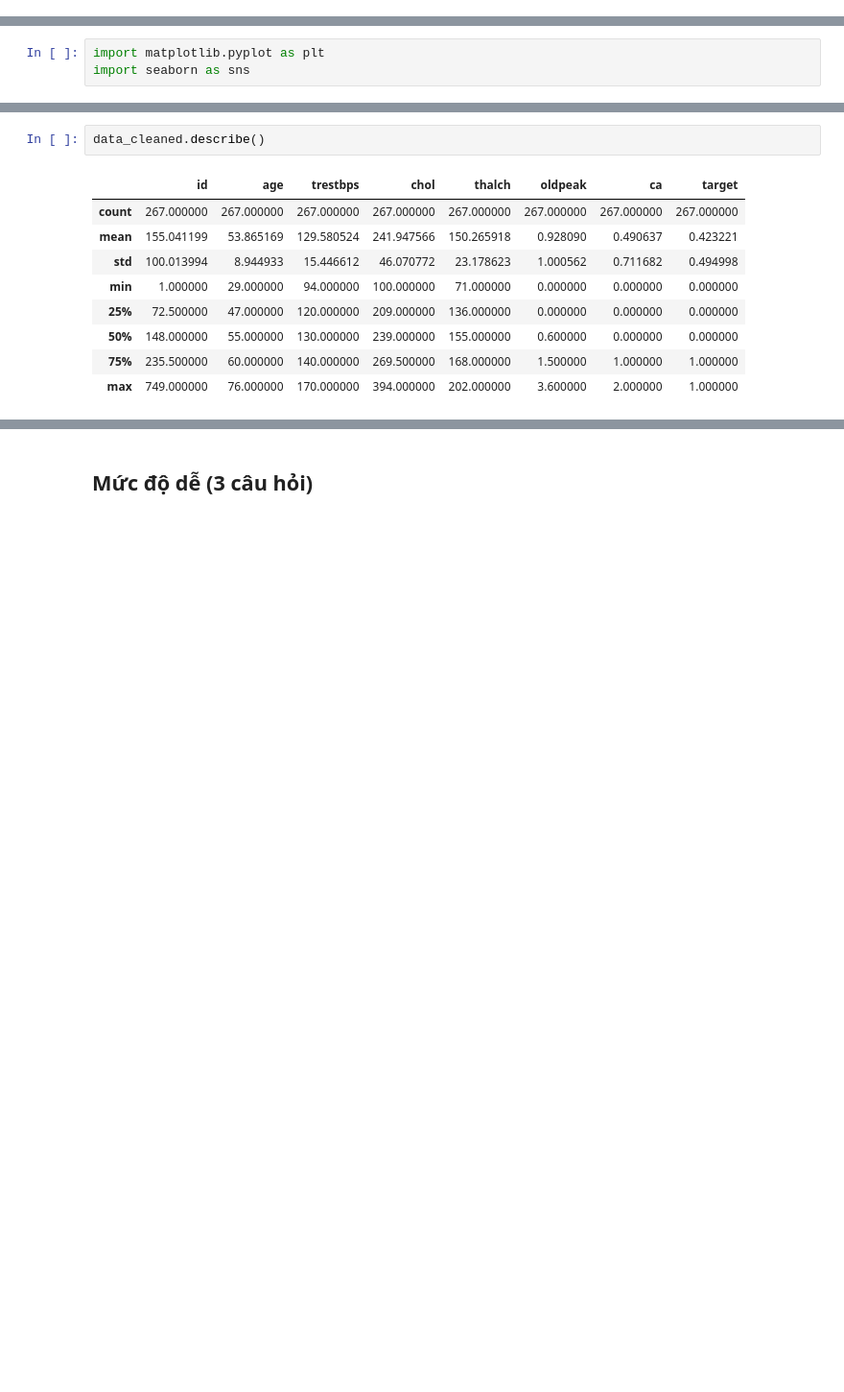
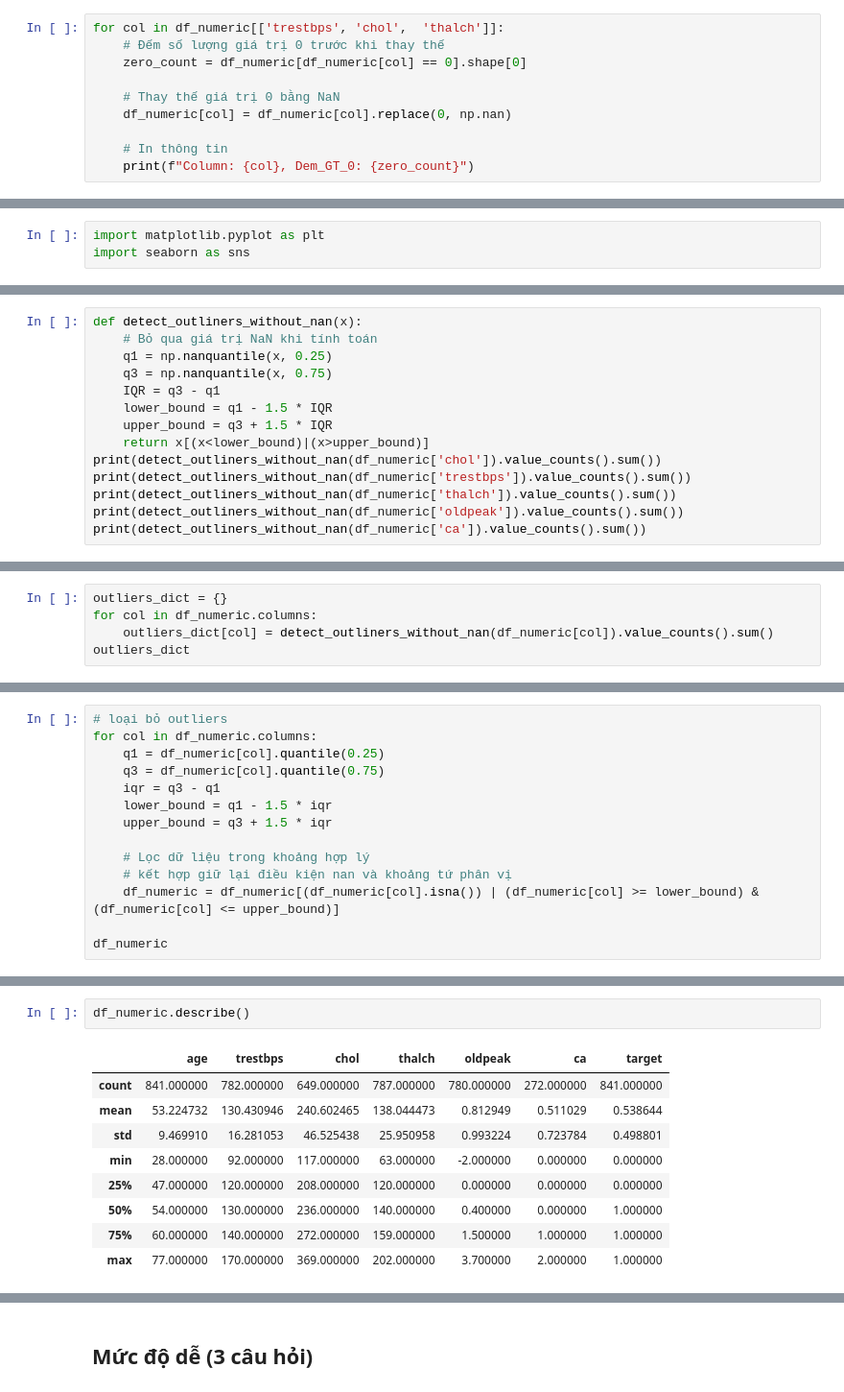
Before and after one commit to lehoanggiavi/ThuThap-XuLyData, a Jupyter notebook: Code/Vi/CodePhu.ipynb, the cells around one changed output, grey strips where cells are left out. Shown at 96% size. Drawn from its saved outputs; the diff is of its cells as text; blank space fills up the shorter version.

```diff
--- a/Code/CodePhu.ipynb
+++ b/Code/Vi/CodePhu.ipynb
@@ -133,0 +133,10 @@ dtype: object
+# %%
+for col in df_numeric[['trestbps', 'chol',	'thalch']]:
+    # Đếm số lượng giá trị 0 trước khi thay thế
+    zero_count = df_numeric[df_numeric[col] == 0].shape[0]
+
+    # Thay thế giá trị 0 bằng NaN
+    df_numeric[col] = df_numeric[col].replace(0, np.nan)
+
+    # In thông tin
+    print(f"Column: {col}, Dem_GT_0: {zero_count}")
@@ -261,0 +242,14 @@ df_numeric.describe()
+# %%
+def detect_outliners_without_nan(x):
+    # Bỏ qua giá trị NaN khi tính toán
+    q1 = np.nanquantile(x, 0.25)
+    q3 = np.nanquantile(x, 0.75)
+    IQR = q3 - q1
+    lower_bound = q1 - 1.5 * IQR
+    upper_bound = q3 + 1.5 * IQR
+    return x[(x<lower_bound)|(x>upper_bound)]
+print(detect_outliners_without_nan(df_numeric['chol']).value_counts().sum())
+print(detect_outliners_without_nan(df_numeric['trestbps']).value_counts().sum())
+print(detect_outliners_without_nan(df_numeric['thalch']).value_counts().sum())
+print(detect_outliners_without_nan(df_numeric['oldpeak']).value_counts().sum())
+print(detect_outliners_without_nan(df_numeric['ca']).value_counts().sum())
@@ -261,0 +262,5 @@ df_numeric.describe()
+# %%
+outliers_dict = {}
+for col in df_numeric.columns:
+    outliers_dict[col] = detect_outliners_without_nan(df_numeric[col]).value_counts().sum()
+outliers_dict
@@ -261,0 +275,14 @@ df_numeric.describe()
+# %%
+# loại bỏ outliers
+for col in df_numeric.columns:
+    q1 = df_numeric[col].quantile(0.25)
+    q3 = df_numeric[col].quantile(0.75)
+    iqr = q3 - q1
+    lower_bound = q1 - 1.5 * iqr
+    upper_bound = q3 + 1.5 * iqr
+
+    # Lọc dữ liệu trong khoảng hợp lý
+    # kết hợp giữ lại điều kiện nan và khoảng tứ phân vị
+    df_numeric = df_numeric[(df_numeric[col].isna()) | (df_numeric[col] >= lower_bound) & (df_numeric[col] <= upper_bound)]
+
+df_numeric
@@ -262,13 +341,13 @@ df_numeric.describe()
 # %%
-data_cleaned.describe()
+df_numeric.describe()
 # %% [output]
-|  | id | age | trestbps | chol | thalch | oldpeak | ca | target |
-| count | 267.000000 | 267.000000 | 267.000000 | 267.000000 | 267.000000 | 267.000000 | 267.000000 | 267.000000 |
-| mean | 155.041199 | 53.865169 | 129.580524 | 241.947566 | 150.265918 | 0.928090 | 0.490637 | 0.423221 |
-| std | 100.013994 | 8.944933 | 15.446612 | 46.070772 | 23.178623 | 1.000562 | 0.711682 | 0.494998 |
-| min | 1.000000 | 29.000000 | 94.000000 | 100.000000 | 71.000000 | 0.000000 | 0.000000 | 0.000000 |
-| 25% | 72.500000 | 47.000000 | 120.000000 | 209.000000 | 136.000000 | 0.000000 | 0.000000 | 0.000000 |
-| 50% | 148.000000 | 55.000000 | 130.000000 | 239.000000 | 155.000000 | 0.600000 | 0.000000 | 0.000000 |
-| 75% | 235.500000 | 60.000000 | 140.000000 | 269.500000 | 168.000000 | 1.500000 | 1.000000 | 1.000000 |
-| max | 749.000000 | 76.000000 | 170.000000 | 394.000000 | 202.000000 | 3.600000 | 2.000000 | 1.000000 |
+|  | age | trestbps | chol | thalch | oldpeak | ca | target |
+| count | 841.000000 | 782.000000 | 649.000000 | 787.000000 | 780.000000 | 272.000000 | 841.000000 |
+| mean | 53.224732 | 130.430946 | 240.602465 | 138.044473 | 0.812949 | 0.511029 | 0.538644 |
+| std | 9.469910 | 16.281053 | 46.525438 | 25.950958 | 0.993224 | 0.723784 | 0.498801 |
+| min | 28.000000 | 92.000000 | 117.000000 | 63.000000 | -2.000000 | 0.000000 | 0.000000 |
+| 25% | 47.000000 | 120.000000 | 208.000000 | 120.000000 | 0.000000 | 0.000000 | 0.000000 |
+| 50% | 54.000000 | 130.000000 | 236.000000 | 140.000000 | 0.400000 | 0.000000 | 1.000000 |
+| 75% | 60.000000 | 140.000000 | 272.000000 | 159.000000 | 1.500000 | 1.000000 | 1.000000 |
+| max | 77.000000 | 170.000000 | 369.000000 | 202.000000 | 3.700000 | 2.000000 | 1.000000 |
 # %%
```
Also changed, not shown: parts of 44 cells of this notebook, 4 other files.
